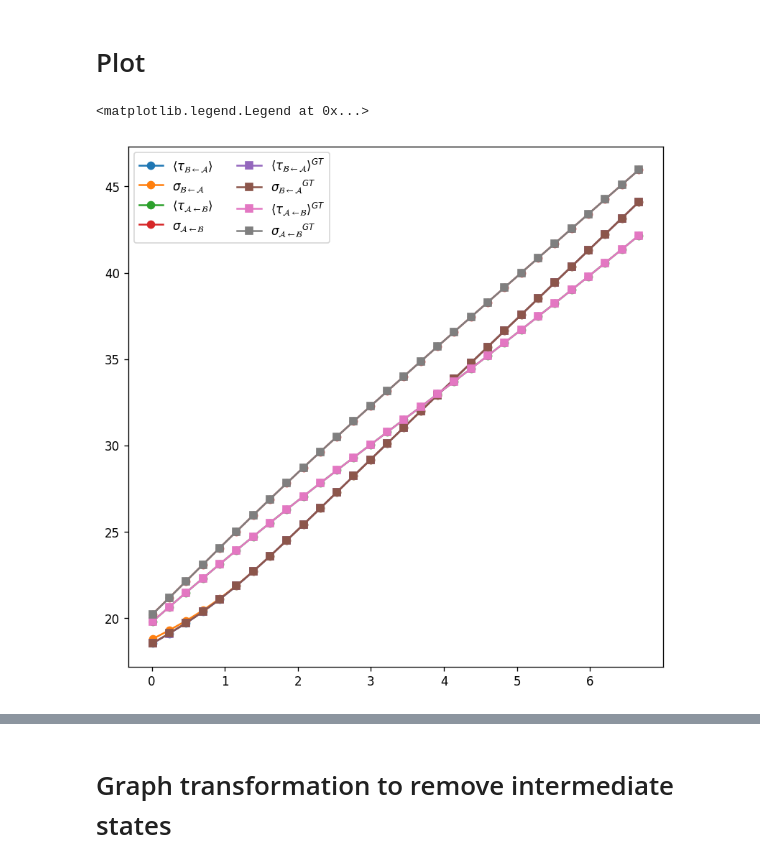
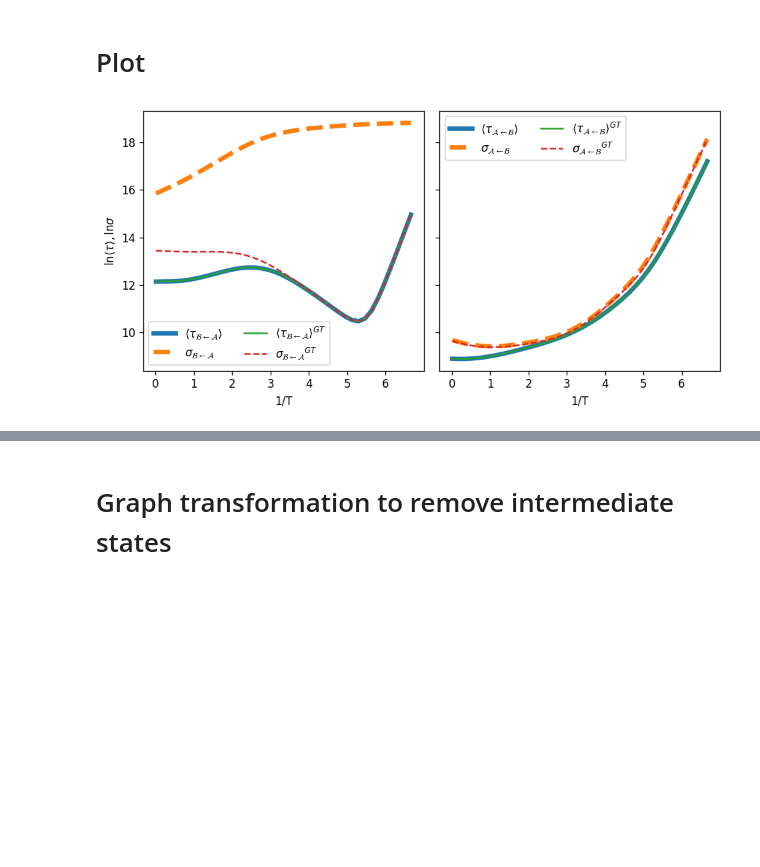
Before and after one commit to tomswinburne/PyGT, a Jupyter notebook: first_passage_time_GT.ipynb, the cells around one changed output, grey strips where cells are left out. Saved outputs shown, nothing was run; the diff lists cells and outputs as text; code cells hidden in the pictures; blank space fills up the shorter version.

```diff
--- a/first_passage_time_GT.ipynb
+++ b/first_passage_time_GT.ipynb
@@ -105,17 +252,25 @@ for i in range(betar.size):
 # Plot
 # %%
 #"\sqrt{\langle\tau^2_{\mathcal{B\leftarrow A}}\rangle-\langle\tau_{\mathcal{B\leftarrow A}}\rangle^2}$",\
-fig,axs = plt.subplots(1,1,figsize=(8,8),dpi=120,sharey=True)
+fig,axs = plt.subplots(1,2,figsize=(8,4),dpi=120,sharey=True)
 labs = [r"$\langle\tau_{\mathcal{B\leftarrow A}}\rangle$",
         r"$\sigma_{\mathcal{B\leftarrow A}}$",\
         r"$\langle\tau_{\mathcal{A\leftarrow B}}\rangle$",\
         r"$\sigma_{\mathcal{A\leftarrow B}}$"]
-for k in range(4):
-    axs.plot(betar,np.log(tau[:,k]),'o-',label=labs[k])
-for k in range(4):
-    axs.plot(betar,np.log(tau[:,4+k]),'s-',label=labs[k]+r"$^{GT}$")
+for k in range(2):
+    axs[k].plot((betar),np.log(tau[:,2*k]),'-',label=labs[2*k],lw=4)
+    axs[k].plot((betar),np.log(tau[:,2*k+1]),'--',label=labs[2*k+1],lw=4)
 
-axs.legend(ncol=2)
+for k in range(2):
+    axs[k].plot((betar),np.log(tau[:,4+2*k]),'-',label=labs[2*k]+r"$^{GT}$")
+    axs[k].plot((betar),np.log(tau[:,4+2*k+1]),'--',label=labs[2*k+1]+r"$^{GT}$")
+
+axs[0].legend(ncol=2)
+axs[1].legend(ncol=2)
+axs[0].set_ylabel(r"$\ln\langle\tau\rangle,\ln\sigma$")
+axs[0].set_xlabel("1/T")
+axs[1].set_xlabel("1/T")
+plt.tight_layout()
+plt.savefig("finally_agreement.pdf")
 # %% [output]
-<matplotlib.legend.Legend at 0x...>
-[figure, old version]
+[figure, new version]
```
Also changed, not shown: parts of 9 cells of this notebook, 14 other files.
